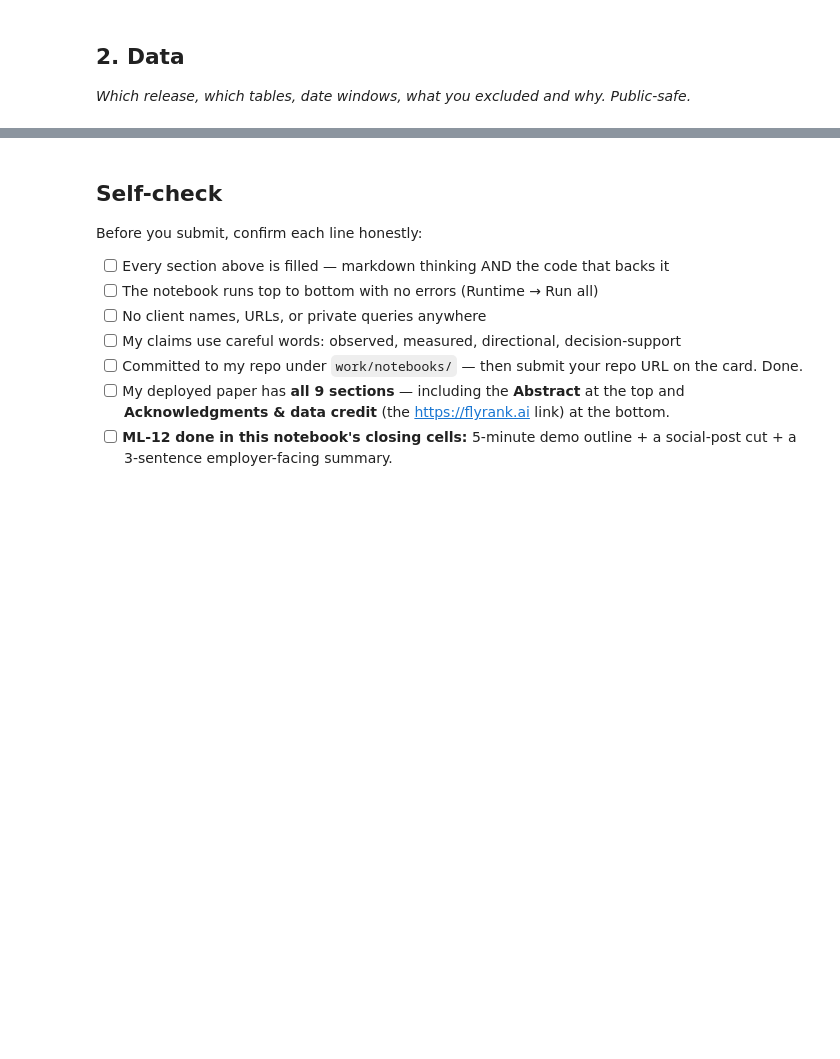
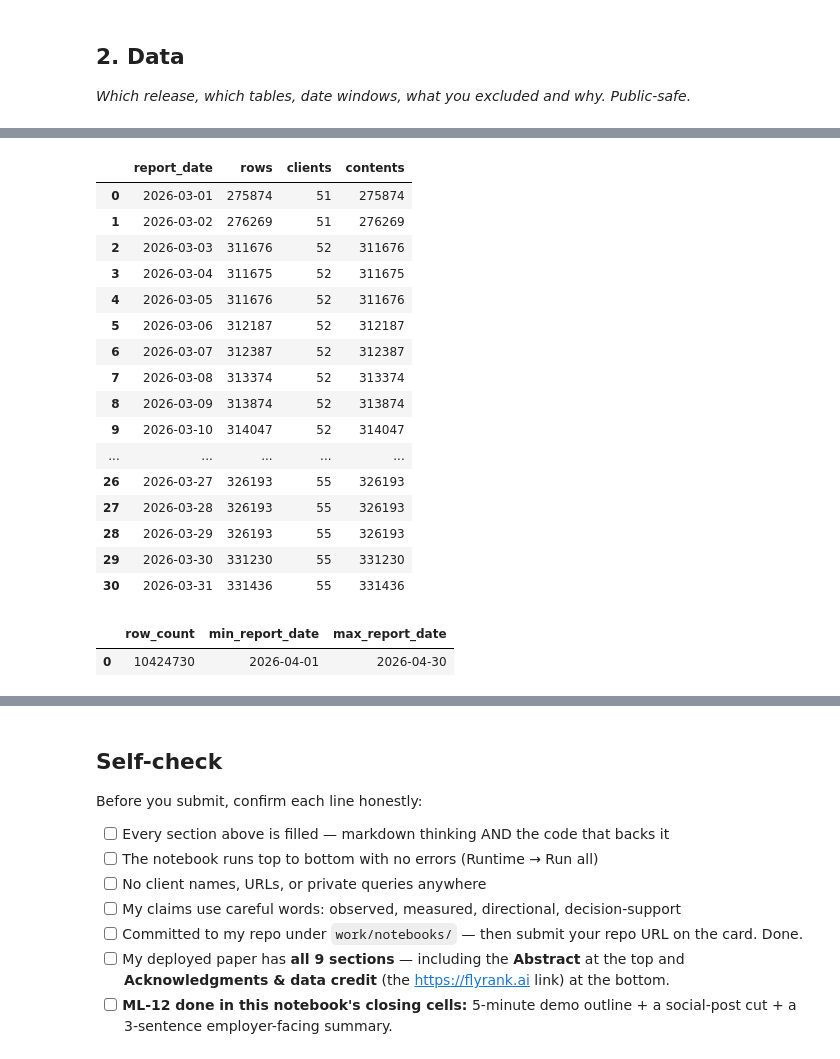
Before and after one commit to fatimahmahmood/flyrank_ml_internship, a Jupyter notebook: work/notebooks/capstone.ipynb, the cells around one changed output, grey strips where cells are left out. Cells and saved outputs as stored; diff of their text form; code cells hidden in the pictures; blank space fills up the shorter version.

```diff
--- a/work/notebooks/capstone.ipynb
+++ b/work/notebooks/capstone.ipynb
@@ -36,0 +29,8 @@ This skeleton is yours to fill. Work the sections **in order** — each one has
+# %%
+%pip -q install duckdb
+
+import duckdb
+
+con = duckdb.connect()
+
+print("DuckDB connected")
@@ -36,0 +58,14 @@ This skeleton is yours to fill. Work the sections **in order** — each one has
+# %%
+REL = """
+read_parquet(
+    'hf://datasets/FlyRank/internship-warehouse/fact_content_daily_performance/month=2026-03/*.parquet'
+)
+"""
+
+con.sql(f"""
+    SELECT
+        COUNT(*) AS row_count,
+        MIN(report_date) AS min_report_date,
+        MAX(report_date) AS max_report_date
+    FROM {REL}
+""").df()
@@ -36,0 +149,46 @@ This skeleton is yours to fill. Work the sections **in order** — each one has
+# %%
+con.sql(f"""
+    SELECT
+        report_date,
+        COUNT(*) AS rows,
+        COUNT(DISTINCT client_hash_id) AS clients,
+        COUNT(DISTINCT content_hash_id) AS contents
+    FROM {REL}
+    GROUP BY report_date
+    ORDER BY report_date
+""").df()
+# %% [output]
+|  | report_date | rows | clients | contents |
+| 0 | 2026-03-01 | 275874 | 51 | 275874 |
+| 1 | 2026-03-02 | 276269 | 51 | 276269 |
+| 2 | 2026-03-03 | 311676 | 52 | 311676 |
+| 3 | 2026-03-04 | 311675 | 52 | 311675 |
+| 4 | 2026-03-05 | 311676 | 52 | 311676 |
+| 5 | 2026-03-06 | 312187 | 52 | 312187 |
+| 6 | 2026-03-07 | 312387 | 52 | 312387 |
+| 7 | 2026-03-08 | 313374 | 52 | 313374 |
+| 8 | 2026-03-09 | 313874 | 52 | 313874 |
+| 9 | 2026-03-10 | 314047 | 52 | 314047 |
+| ... | ... | ... | ... | ... |
+| 26 | 2026-03-27 | 326193 | 55 | 326193 |
+| 27 | 2026-03-28 | 326193 | 55 | 326193 |
+| 28 | 2026-03-29 | 326193 | 55 | 326193 |
+| 29 | 2026-03-30 | 331230 | 55 | 331230 |
+| 30 | 2026-03-31 | 331436 | 55 | 331436 |
+# %%
+APR_REL = """
+read_parquet(
+    'hf://datasets/FlyRank/internship-warehouse/fact_content_daily_performance/month=2026-04/*.parquet'
+)
+"""
+
+con.sql(f"""
+    SELECT
+        COUNT(*) AS row_count,
+        MIN(report_date) AS min_report_date,
+        MAX(report_date) AS max_report_date
+    FROM {APR_REL}
+""").df()
+# %% [output]
+|  | row_count | min_report_date | max_report_date |
+| 0 | 10424730 | 2026-04-01 | 2026-04-30 |
```
Also changed, not shown: parts of 57 cells of this notebook.
